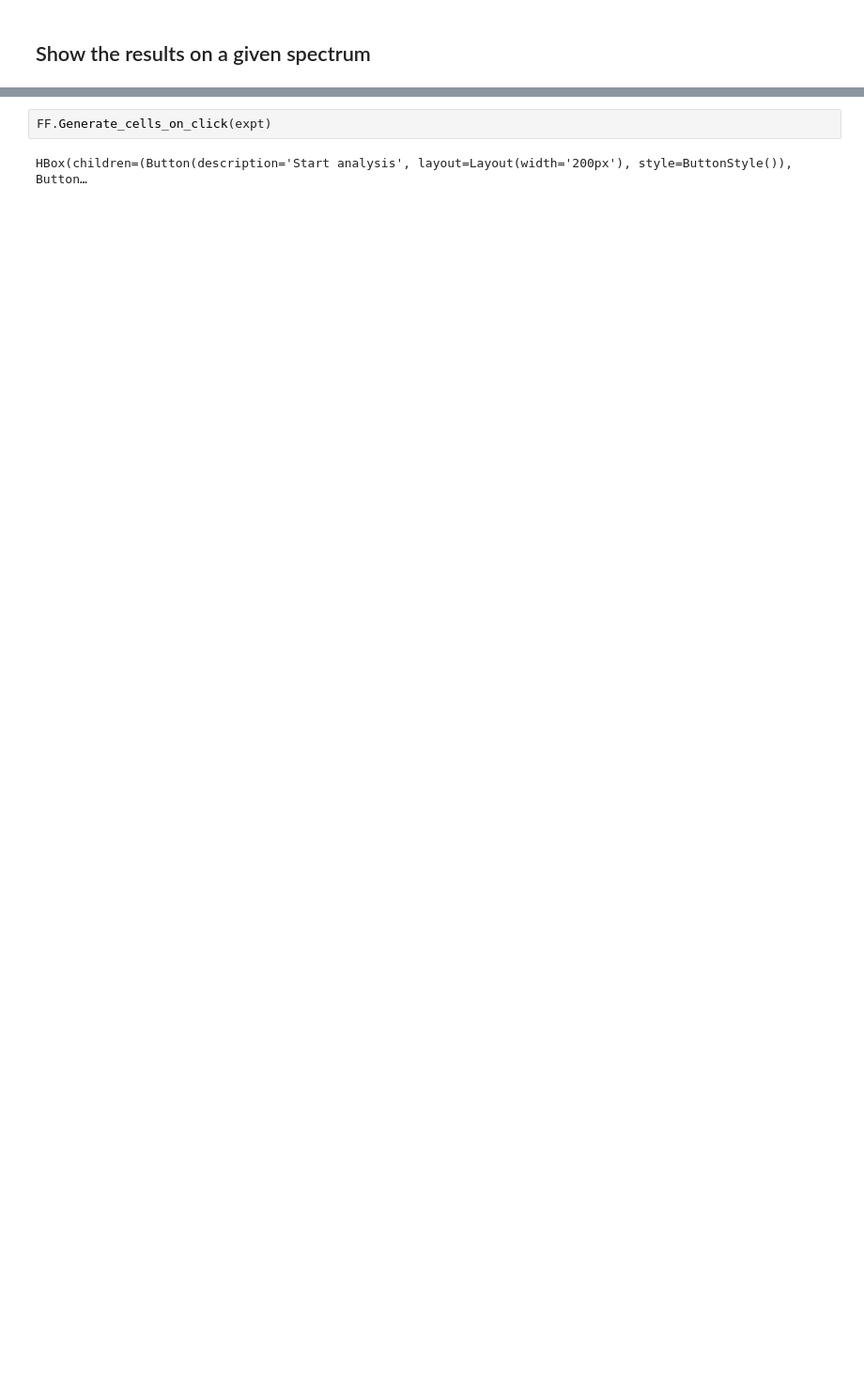
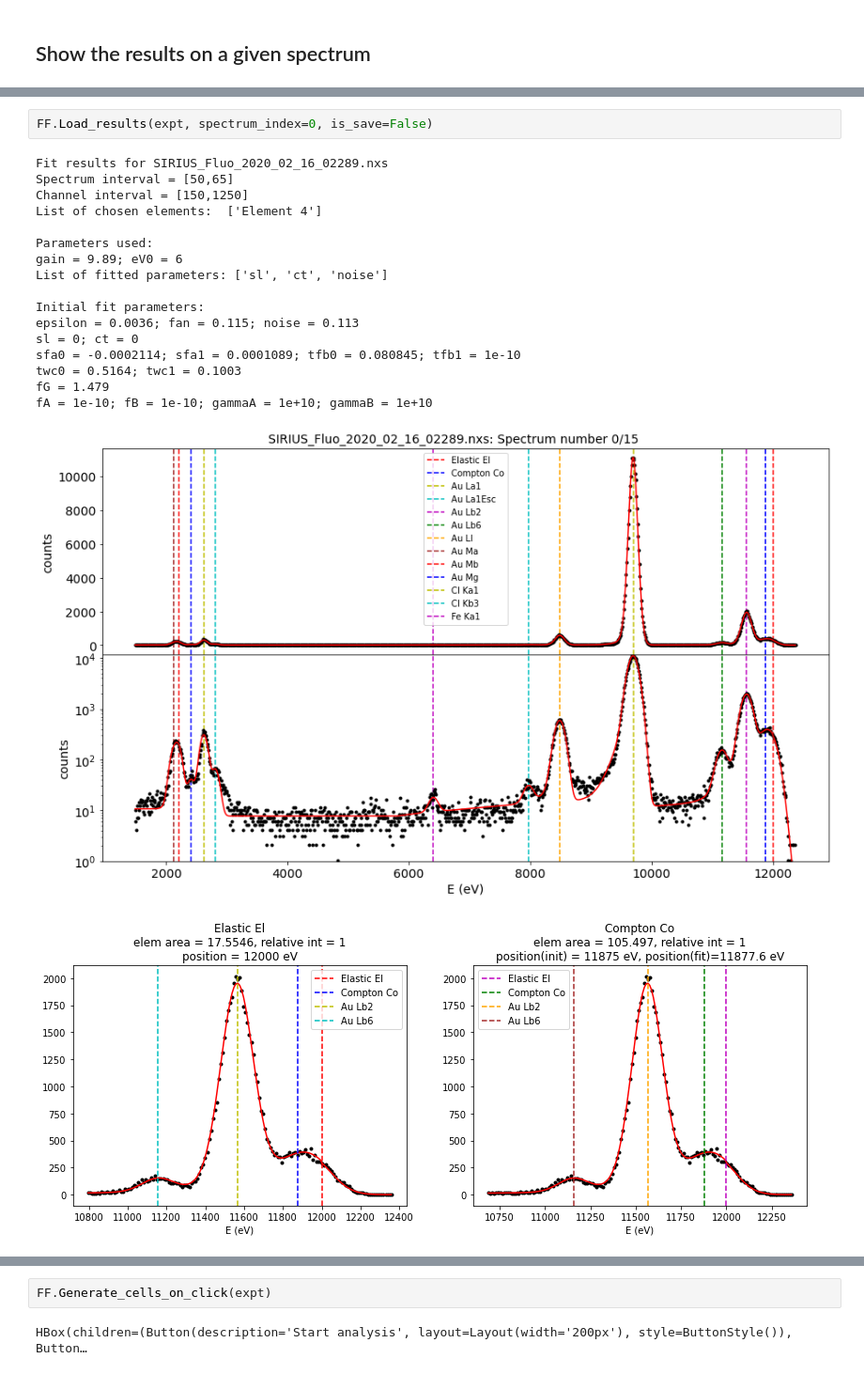
Before and after one commit to ArnaudHemmerle/JupyFluo, a Jupyter notebook: JupyFluo.ipynb, the cells around one changed output, grey strips where cells are left out. Shown at 94% size. Drawn from its saved outputs; the diff is of its cells as text; blank space fills up the shorter version.

```diff
--- a/JupyFluo.ipynb
+++ b/JupyFluo.ipynb
@@ -168,0 +192,21 @@ FF.Choose_spectrum_to_plot()
+# %%
+FF.Load_results(expt, spectrum_index=0, is_save=False)
+# %% [output]
+Fit results for SIRIUS_Fluo_2020_02_16_02289.nxs
+Spectrum interval = [50,65]
+Channel interval = [150,1250]
+List of chosen elements:  ['Element 4']
+
+Parameters used:
+gain = 9.89; eV0 = 6
+List of fitted parameters: ['sl', 'ct', 'noise']
+
+Initial fit parameters:
+epsilon = 0.0036; fan = 0.115; noise = 0.113
+sl = 0; ct = 0
+sfa0 = -0.0002114; sfa1 = 0.0001089; tfb0 = 0.080845; tfb1 = 1e-10
+twc0 = 0.5164; twc1 = 0.1003
+fG = 1.479
+fA = 1e-10; fB = 1e-10; gammaA = 1e+10; gammaB = 1e+10
+[figure, added]
+[figure, added]
```
Also changed, not shown: parts of 6 cells of this notebook, 3 other files.
